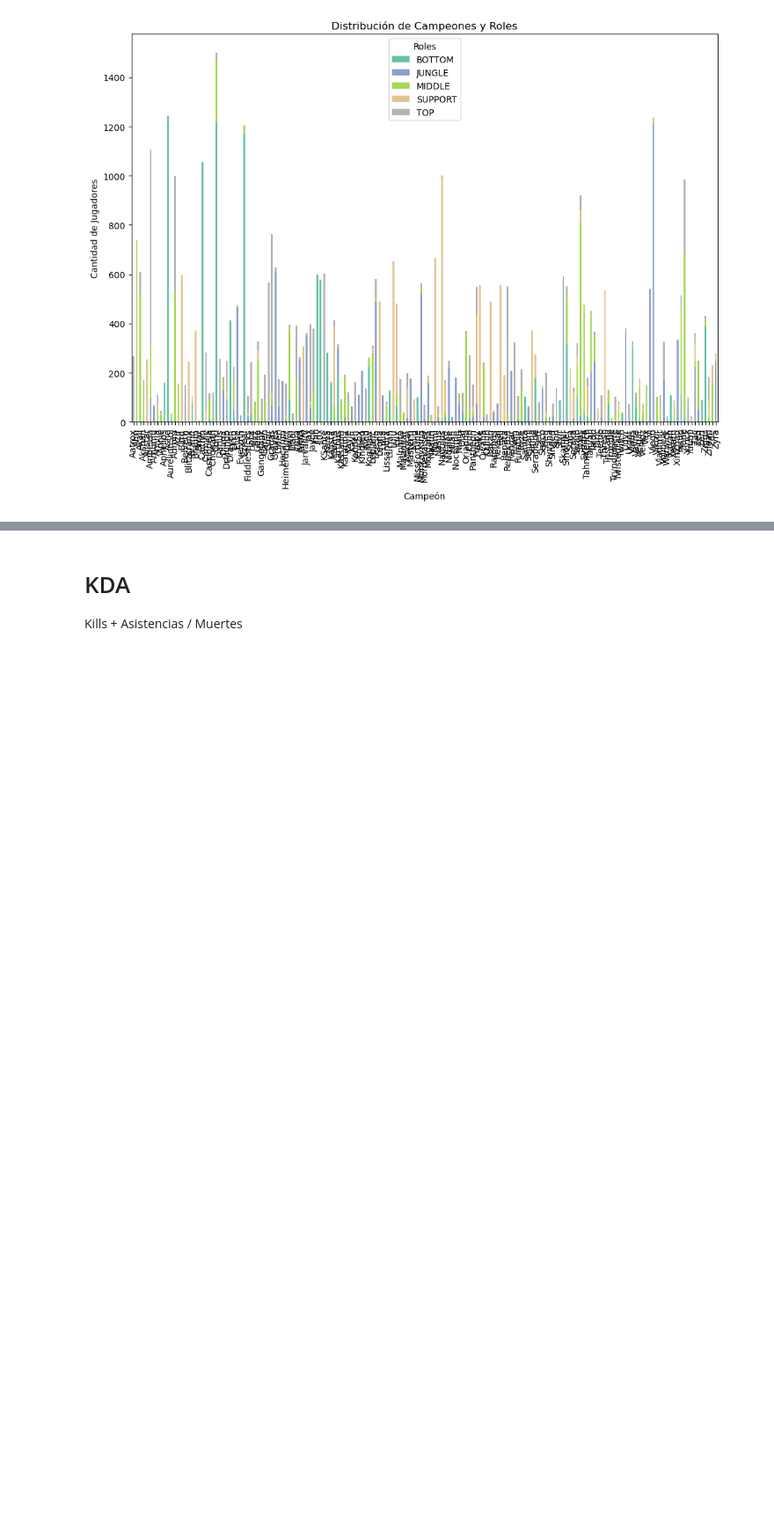
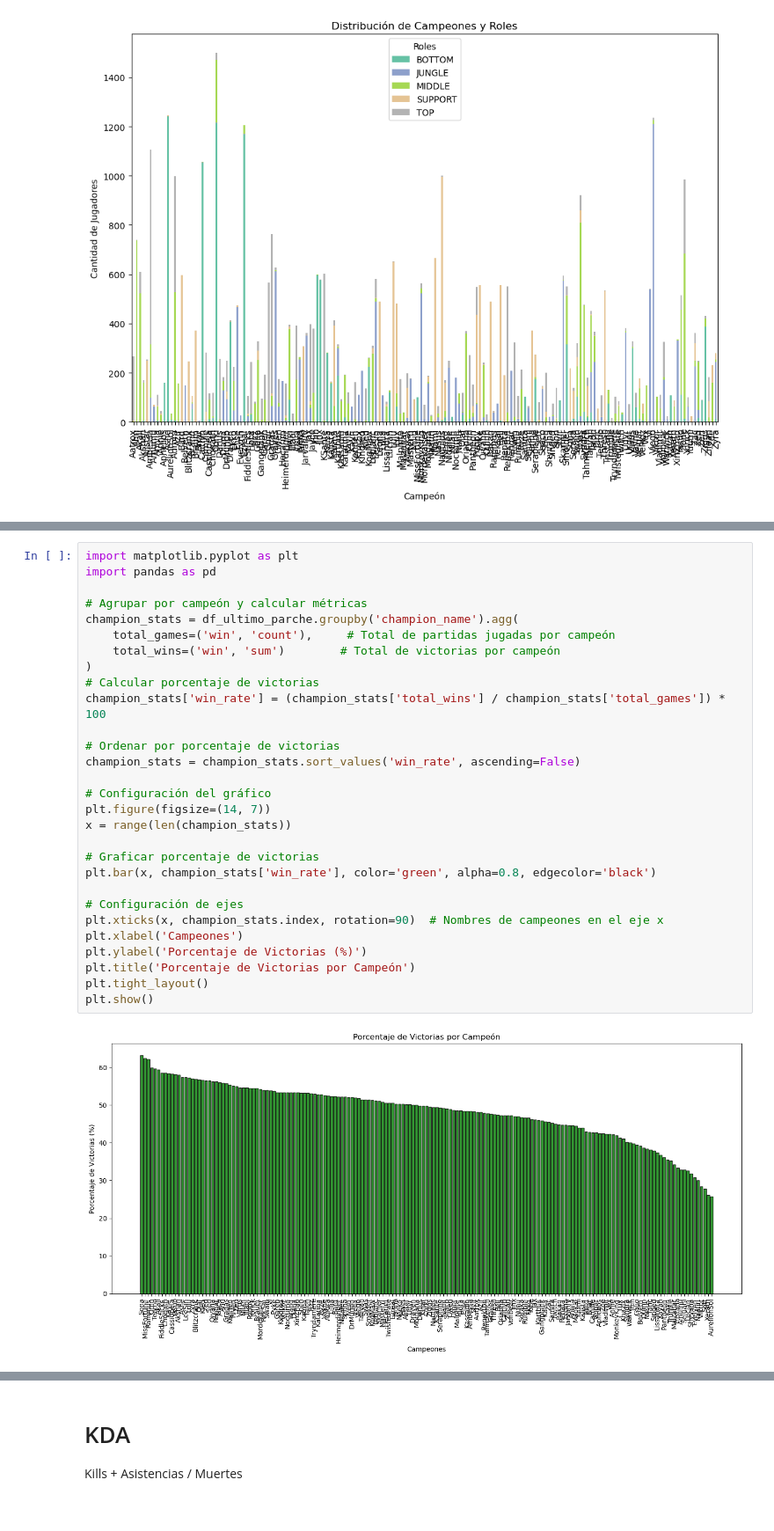
Before and after one commit to Chriester/ProyectoFinal, a Jupyter notebook: RiotScrape.ipynb, the cells around one changed output, grey strips where cells are left out. Shown at 88% size. Drawn from its saved outputs; the diff is of its cells as text; blank space fills up the shorter version.

```diff
--- a/RiotScrape.ipynb
+++ b/RiotScrape.ipynb
@@ -706,0 +758,31 @@ Passing `palette` without assigning `hue` is deprecated and will be removed in v
+# %%
+import matplotlib.pyplot as plt
+import pandas as pd
+
+# Agrupar por campeón y calcular métricas
+champion_stats = df_ultimo_parche.groupby('champion_name').agg(
+    total_games=('win', 'count'),     # Total de partidas jugadas por campeón
+    total_wins=('win', 'sum')        # Total de victorias por campeón
+)
+# Calcular porcentaje de victorias
+champion_stats['win_rate'] = (champion_stats['total_wins'] / champion_stats['total_games']) * 100
+
+# Ordenar por porcentaje de victorias
+champion_stats = champion_stats.sort_values('win_rate', ascending=False)
+
+# Configuración del gráfico
+plt.figure(figsize=(14, 7))
+x = range(len(champion_stats))
+
+# Graficar porcentaje de victorias
+plt.bar(x, champion_stats['win_rate'], color='green', alpha=0.8, edgecolor='black')
+
+# Configuración de ejes
+plt.xticks(x, champion_stats.index, rotation=90)  # Nombres de campeones en el eje x
+plt.xlabel('Campeones')
+plt.ylabel('Porcentaje de Victorias (%)')
+plt.title('Porcentaje de Victorias por Campeón')
+plt.tight_layout()
+plt.show()
+# %% [output]
+[figure, added]
```
Also changed, not shown: parts of 15 cells of this notebook.
